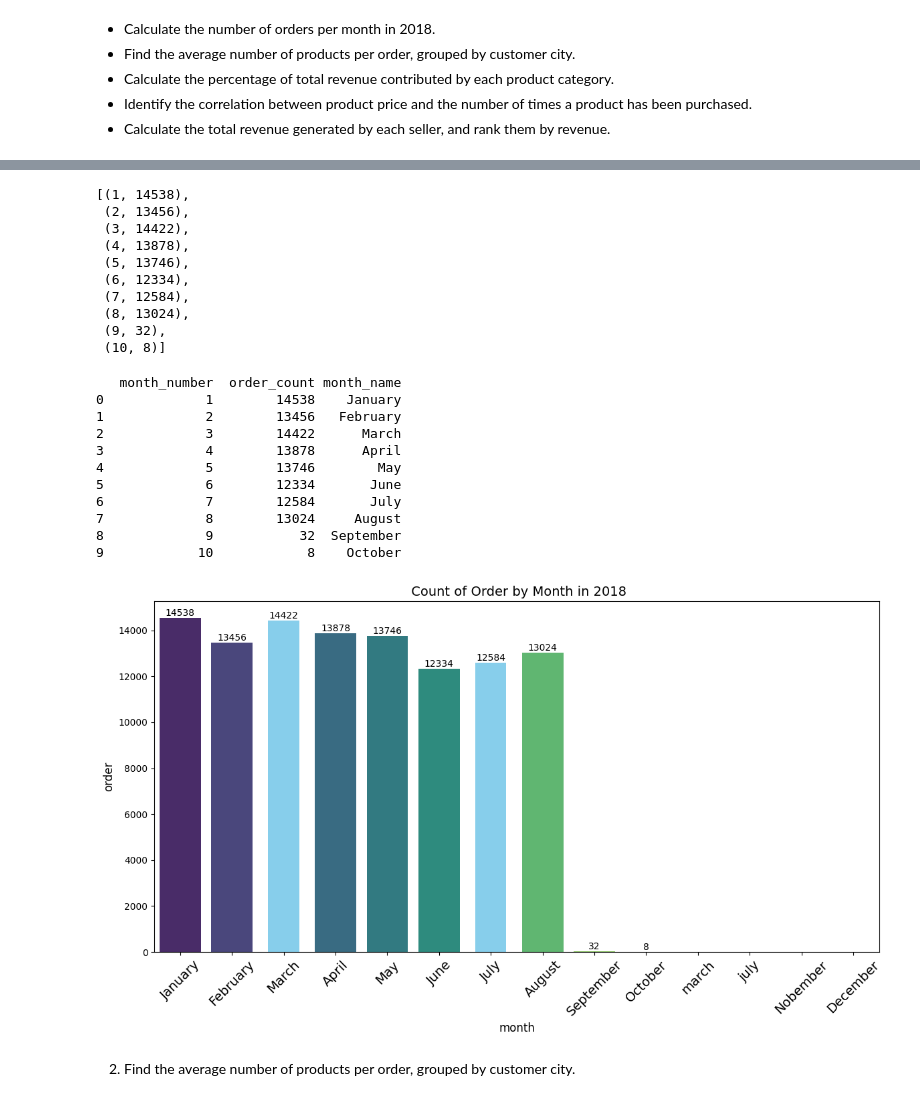
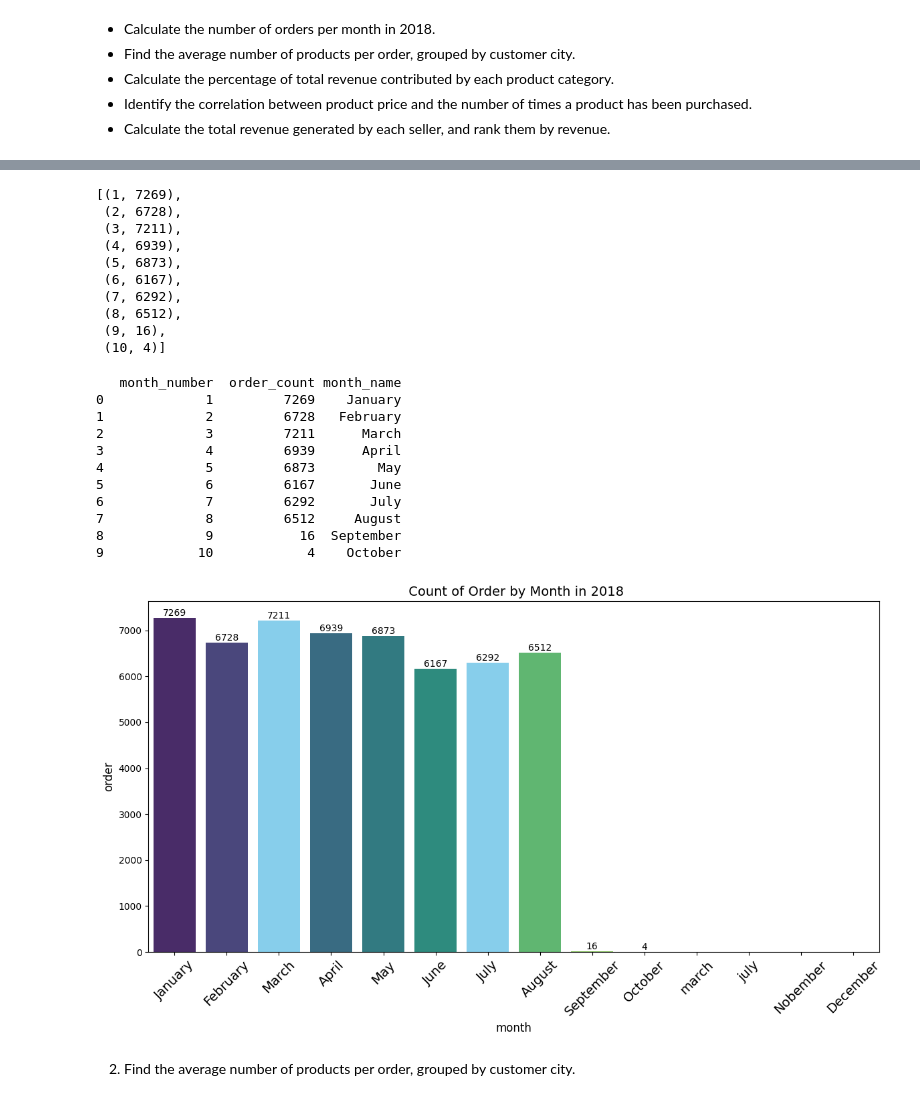
Before and after one commit to Roksana18cse04/SQL_and_Python_DataAnalysis, a Jupyter notebook: python_SQL_Ecommerce.ipynb, the cells around one changed output, grey strips where cells are left out. Drawn from its saved outputs; the diff is of its cells as text; code cells hidden in the pictures.

```diff
--- a/python_SQL_Ecommerce.ipynb
+++ b/python_SQL_Ecommerce.ipynb
@@ -9,7 +11,7 @@ db = mysql.connector.connect(
     host="127.0.0.1",
     user="root",
     password="Roksana@2000",
-    database="XYZ_Company"
+    database="Ecommerce"
 )
 curs = db.cursor()
 # %% [markdown]
@@ -423,16 +425,16 @@ data = curs.fetchall()
 
 data
 # %% [output]
-[(1, 14538),
- (2, 13456),
- (3, 14422),
- (4, 13878),
- (5, 13746),
- (6, 12334),
- (7, 12584),
- (8, 13024),
- (9, 32),
- (10, 8)]
+[(1, 7269),
+ (2, 6728),
+ (3, 7211),
+ (4, 6939),
+ (5, 6873),
+ (6, 6167),
+ (7, 6292),
+ (8, 6512),
+ (9, 16),
+ (10, 4)]
 # %%
 # Convert to a DataFrame for easier manipulation
 df = pd.DataFrame(data, columns=["month_number", "order_count"])
@@ -448,33 +450,33 @@ df["month_name"] = df["month_number"].map(month_mapping)
 print(df)
 # %% [output]
    month_number  order_count month_name
-0             1        14538    January
-1             2        13456   February
-2             3        14422      March
-3             4        13878      April
-4             5        13746        May
-5             6        12334       June
-6             7        12584       July
-7             8        13024     August
-8             9           32  September
-9            10            8    October
+0             1         7269    January
+1             2         6728   February
+2             3         7211      March
+3             4         6939      April
+4             5         6873        May
+5             6         6167       June
+6             7         6292       July
+7             8         6512     August
+8             9           16  September
+9            10            4    October
 # %%
 plt.figure(figsize=(12, 7))  # Adjust figure size for better readability
-plt.bar(df['month_name'], df['order_count'], color='skyblue', width=bar_width)
+plt.bar(df['month_name'], df['order_count'], color='skyblue')
 o=["January","February","march","April","May","June","july","August","September","October","Nobember","December"]
 # Add labels and title
 plt.xlabel('month', fontsize=12)
 plt.ylabel('order', fontsize=12)
 plt.title(' Count of Order by Month in 2018', fontsize=14)
 ax =sns.barplot(x=df['month_name'], y=df['order_count'], data =df, order=o,hue=df['month_name'],palette="viridis")
 # Rotate category names for better visibility
 plt.xticks(rotation=45, fontsize=14)
 ax.bar_label(ax.containers[0])
 # Show the chart
 plt.tight_layout()
 plt.show()
 # %% [output]
-[figure, old version]
+[figure, new version]
 # %% [markdown]
 2. Find the average number of products per order, grouped by customer city.
 # %%
```
Also changed, not shown: parts of 34 cells of this notebook.
